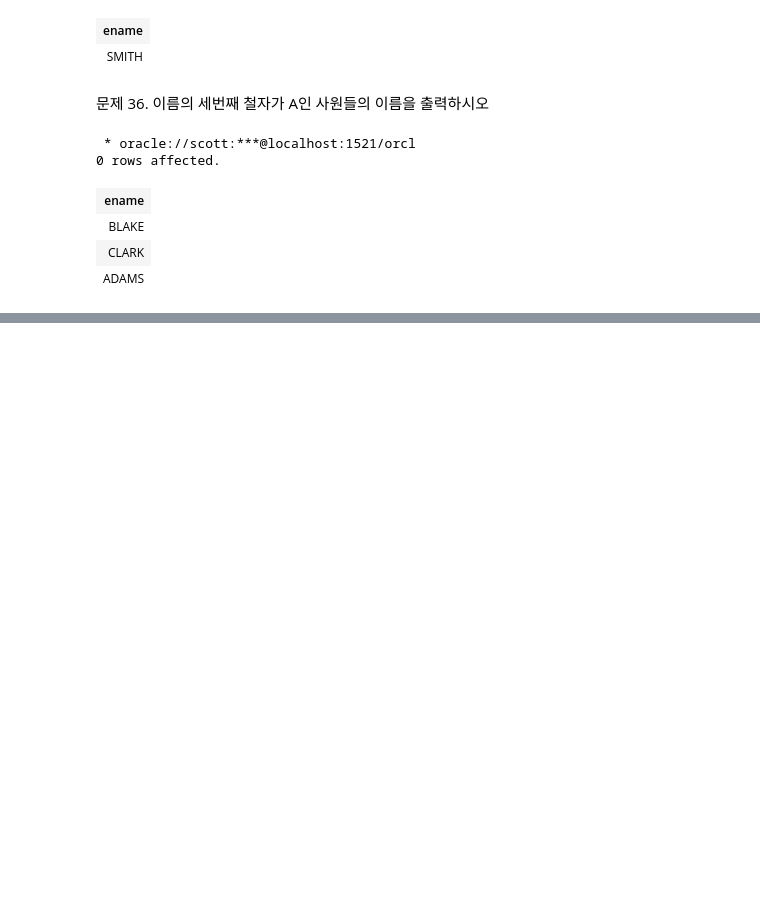
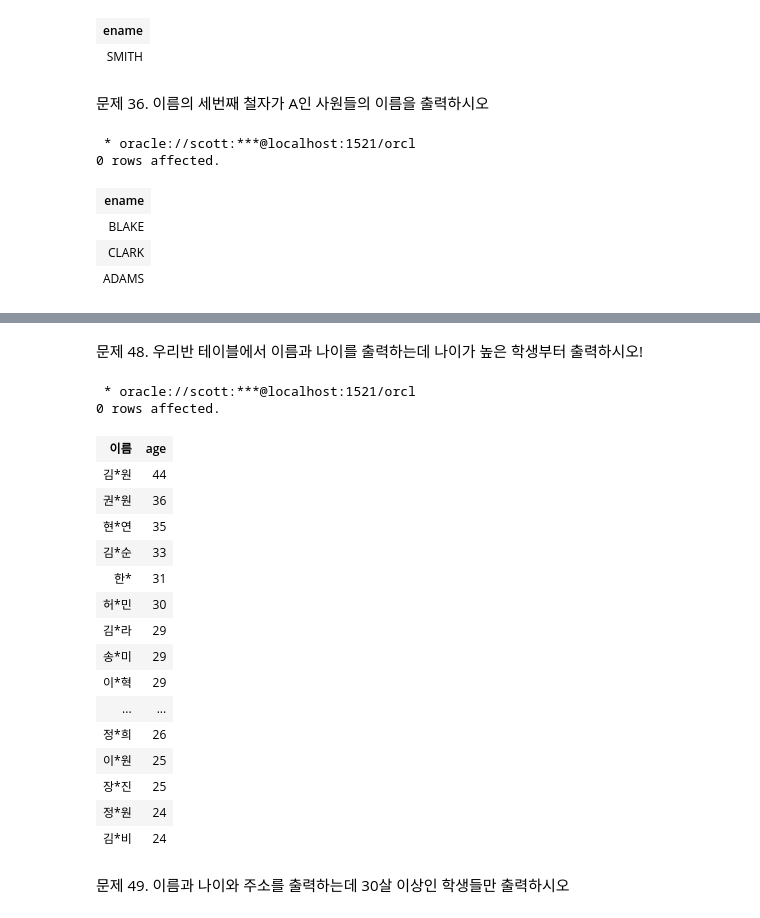
Before and after one commit to unknown-jun/Oracle_SQL, a Jupyter notebook: Part 1. 5~7.ipynb, the cells around one changed output, grey strips where cells are left out. Drawn from its saved outputs; the diff is of its cells as text; code cells hidden in the pictures; blank space fills up the shorter version.

```diff
--- a/Part 1. 5~7.ipynb
+++ b/Part 1. 5~7.ipynb
@@ -584,0 +808,29 @@ select ename
+# %% [markdown]
+문제 48. 우리반 테이블에서 이름과 나이를 출력하는데 나이가 높은 학생부터 출력하시오!
+# %%
+%%sql
+
+select replace(ename,substr(ename, 2, 1), '*') "이름", age
+    from emp12
+    order by age desc
+# %% [output]
+ * oracle://scott:***@localhost:1521/orcl
+0 rows affected.
+| 이름 | age |
+| 김*원 | 44 |
+| 권*원 | 36 |
+| 현*연 | 35 |
+| 김*순 | 33 |
+| 한* | 31 |
+| 허*민 | 30 |
+| 김*라 | 29 |
+| 송*미 | 29 |
+| 이*혁 | 29 |
+| ... | ... |
+| 정*희 | 26 |
+| 이*원 | 25 |
+| 장*진 | 25 |
+| 정*원 | 24 |
+| 김*비 | 24 |
+# %% [markdown]
+문제 49. 이름과 나이와 주소를 출력하는데 30살 이상인 학생들만 출력하시오
```
Also changed, not shown: parts of 39 cells of this notebook.
